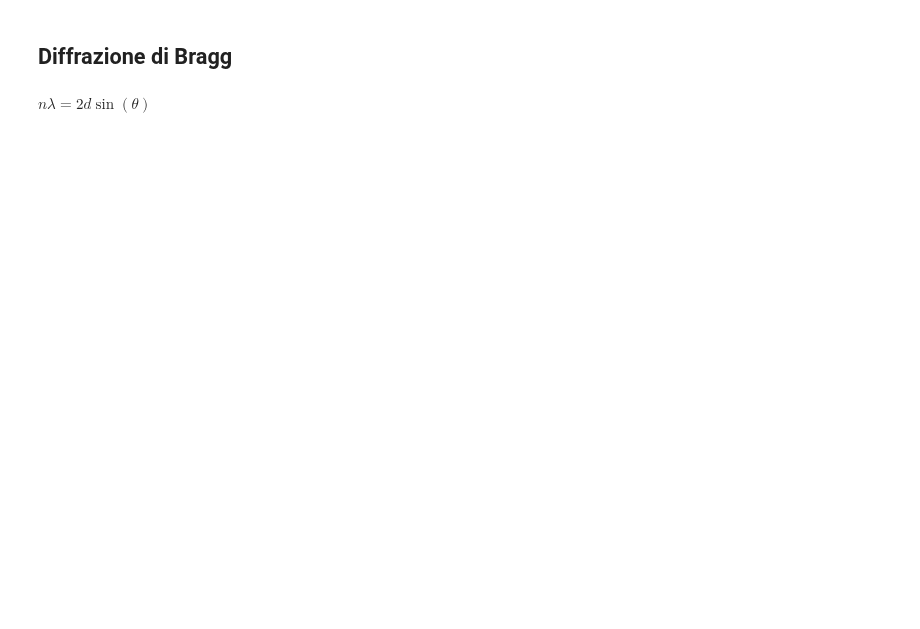
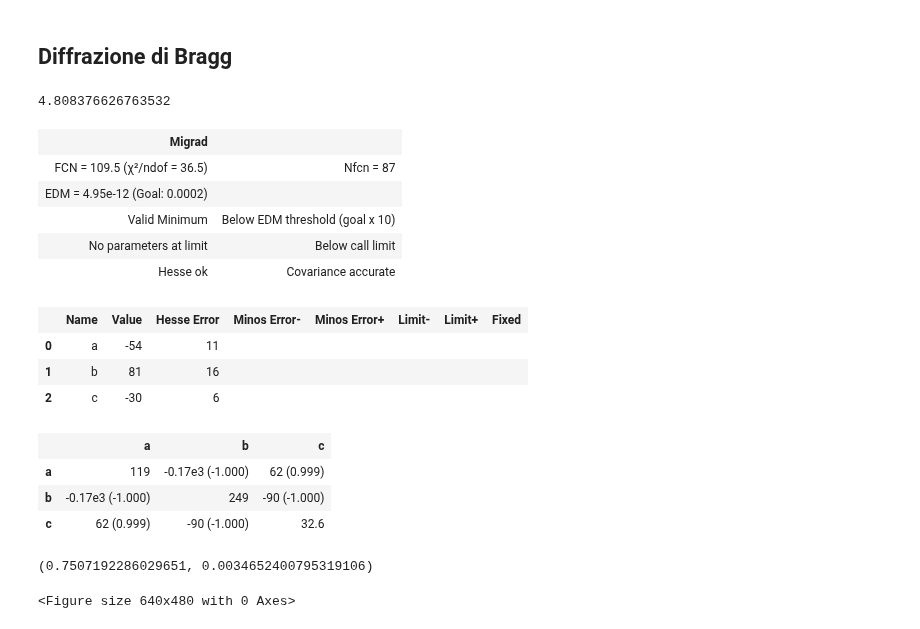
Before and after one commit to ARossiUnimib/Laboratorio-2---Gruppo-21-A.A.-2023-24, a Jupyter notebook: Notebooks/Microonde/Microonde.ipynb, the cells around one changed output. Drawn from its saved outputs; the diff is of its cells as text; code cells hidden in the pictures; blank space fills up the shorter version.

```diff
--- a/Notebooks/Microonde/Microonde.ipynb
+++ b/Notebooks/Microonde/Microonde.ipynb
@@ -300,10 +380,62 @@ print(n)
 # %% [markdown]
 ## Diffrazione di Bragg
-# %%
-# write equation in sympy
-# n*lambda = 2*d*sin(alfa)
-n, lambda_, d, theta = sympy.symbols('n λ d θ')
-eq = sympy.Eq(n * lambda_, 2 * d * sympy.sin(theta))
-eq
-# %% [output]
-$\displaystyle n λ = 2 d \sin{\left(θ \right)}$
+# %%
+"""
+theta = np.radians([0, 41])
+err_theta = np.radians(1)
+M     = np.array([0, ]) * 10
+err_M = 0.02 * 10
+
+d = 3.7 # cm
+lambda_ = 2.85 # cm
+
+n = d*np.sin(theta) / lambda_
+print(n)
+"""
+#thetas = np.radians([38, 39, 40, 41])
+#M = [0.12, 0.42*3, 0.8*3, 0.46*3 ] #già moltiplicato nella lista
+
+# primo tentativo, massimo con n stimato = 2
+thetas = np.radians([39, 40, 41, 42, 43, 44]) #tentativo 2 con offset basso
+M = [0.12, 0.24, 0.16, 0.5, 0.34, 0.34 ] #x1 milliA
+err_M = np.array([0.02] * len(M))
+
+# secondo tentativo, massimo con n stimato = 1
+thetas2 = np.radians([21, 22, 23, 24, 26])
+M2 = [0.3, 0.38*3, 0.38*3, 0.8*3, 0.14]
+err_M2 = np.array([0.1, 0.3, 0.3, 0.3, 0.1])
+# %% [output]
+4.808376626763532
+# %%
+# fit del primo tentativo
+
+def model(x, a, b, c):
+    return c + b*x + a  *x**2
+
+minimi_quadrati = LeastSquares(thetas, M, err_M, model)
+m = Minuit(minimi_quadrati, a=1, b=1, c=1)
+
+m.migrad()
+m.hesse()
+display(m)
+plt.figure()
+
+theta_max = value_and_covariance("-b/ (2*a)", b=(m.values["b"], m.errors["b"]), a =(m.values["a"], m.errors["a"]))
+print(theta_max)
+# %% [output]
+| Migrad |  |
+| FCN = 109.5 (χ²/ndof = 36.5) | Nfcn = 87 |
+| EDM = 4.95e-12 (Goal: 0.0002) |  |
+| Valid Minimum | Below EDM threshold (goal x 10) |
+| No parameters at limit | Below call limit |
+| Hesse ok | Covariance accurate |
+|  | Name | Value | Hesse Error | Minos Error- | Minos Error+ | Limit- | Limit+ | Fixed |
+| 0 | a | -54 | 11 |  |  |  |  |  |
+| 1 | b | 81 | 16 |  |  |  |  |  |
+| 2 | c | -30 | 6 |  |  |  |  |  |
+|  | a | b | c |
+| a | 119 | -0.17e3 (-1.000) | 62 (0.999) |
+| b | -0.17e3 (-1.000) | 249 | -90 (-1.000) |
+| c | 62 (0.999) | -90 (-1.000) | 32.6 |
+(0.7507192286029651, 0.0034652400795319106)
+<Figure size 640x480 with 0 Axes>
```
Also changed, not shown: parts of 12 cells of this notebook.
